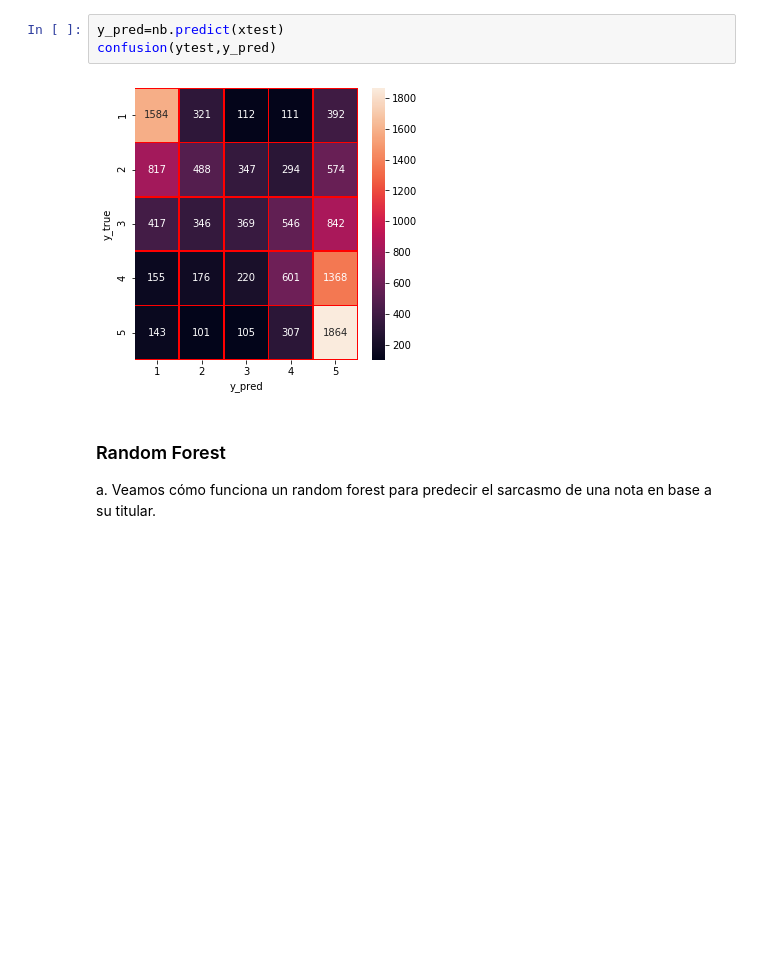
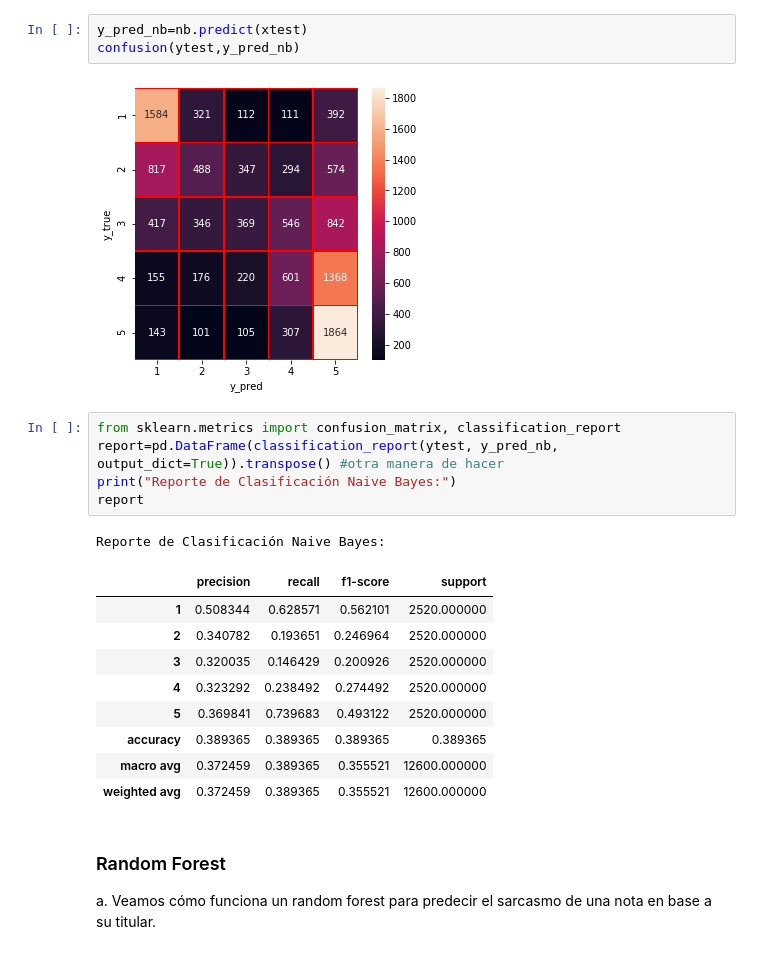
Before and after one commit to panasabena/Procesamiento_de_lenguaje_Natural, a Jupyter notebook: TP3 Sabena Francisco Alfredo.ipynb, the cells around one changed output. Saved outputs shown, nothing was run; the diff lists cells and outputs as text; blank space fills up the shorter version.

```diff
--- a/TP3 Sabena Francisco Alfredo.ipynb
+++ b/TP3 Sabena Francisco Alfredo.ipynb
@@ -1393,8 +1397,24 @@ ValueError: could not convert string to float: 'Compra rápida y sin problemas e
 # %%
-y_pred=nb.predict(xtest)
-confusion(ytest,y_pred)
+y_pred_nb=nb.predict(xtest)
+confusion(ytest,y_pred_nb)
 # %% [output]
 [figure]
+# %%
+from sklearn.metrics import confusion_matrix, classification_report
+report=pd.DataFrame(classification_report(ytest, y_pred_nb, output_dict=True)).transpose() #otra manera de hacer
+print("Reporte de Clasificación Naive Bayes:")
+report
+# %% [output]
+Reporte de Clasificación Naive Bayes:
+|  | precision | recall | f1-score | support |
+| 1 | 0.508344 | 0.628571 | 0.562101 | 2520.000000 |
+| 2 | 0.340782 | 0.193651 | 0.246964 | 2520.000000 |
+| 3 | 0.320035 | 0.146429 | 0.200926 | 2520.000000 |
+| 4 | 0.323292 | 0.238492 | 0.274492 | 2520.000000 |
+| 5 | 0.369841 | 0.739683 | 0.493122 | 2520.000000 |
+| accuracy | 0.389365 | 0.389365 | 0.389365 | 0.389365 |
+| macro avg | 0.372459 | 0.389365 | 0.355521 | 12600.000000 |
+| weighted avg | 0.372459 | 0.389365 | 0.355521 | 12600.000000 |
 # %% [markdown]
 ### Random Forest
 a. Veamos cómo funciona un random forest para predecir el sarcasmo de una nota en base a su titular.
```
Also changed, not shown: parts of 20 cells of this notebook, 1 other file.
